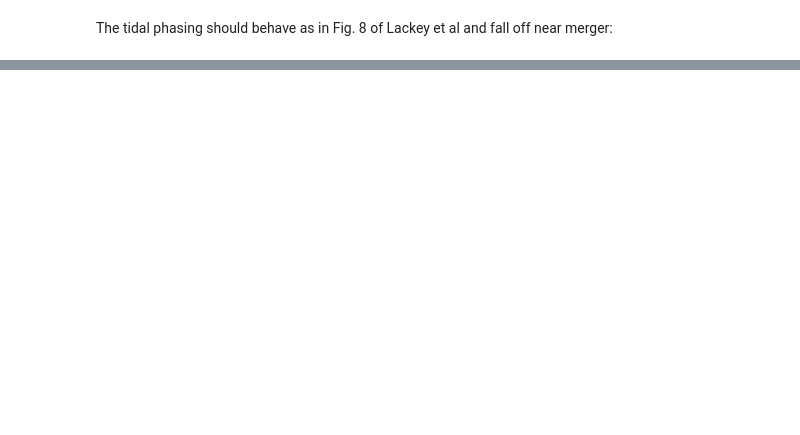
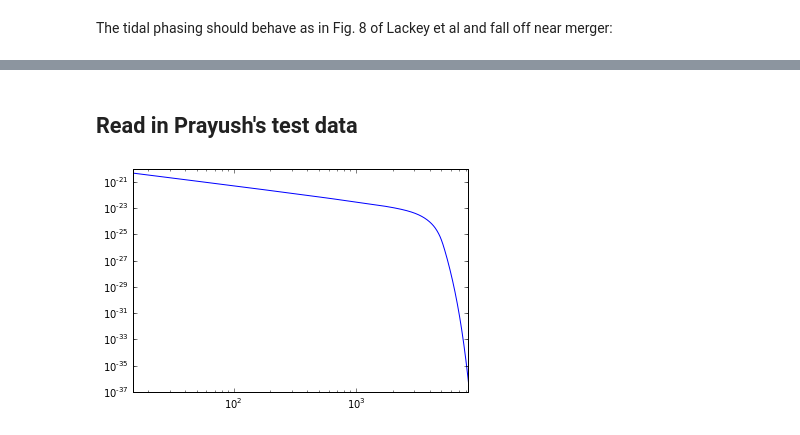
Before and after one commit to prayush/nsbh_tidal, a Jupyter notebook: LAL/LackeyLALTest.ipynb, the cells around one changed output, grey strips where cells are left out. Saved outputs shown, nothing was run; the diff lists cells and outputs as text; code cells hidden in the pictures; blank space fills up the shorter version.

```diff
--- a/LAL/LackeyLALTest.ipynb
+++ b/LAL/LackeyLALTest.ipynb
@@ -130,0 +131,2 @@ ylim([-0.2e-23,0.2e-23]);
+# %% [markdown]
+## Read in Prayush's test data
@@ -130,0 +144,13 @@ ylim([-0.2e-23,0.2e-23]);
+# %%
+# 1 Frequency [Hz]
+# 2 Real[h22]
+# 3 Imag[h22]
+data = loadtxt('testLackey/Lackey_M4.00_Et0.20_S0.50_L600.0_f15.0.dat.gz')
+fPy = data.T[0]
+hPy = data.T[1]+1j*data.T[2]
+# %%
+loglog(fPy, abs(hPy))
+xlim([15,8192]);
+ylim([1e-37, 1e-20]);
+# %% [output]
+[figure, added]
```
Also changed, not shown: parts of 31 cells of this notebook, 2 other files.
